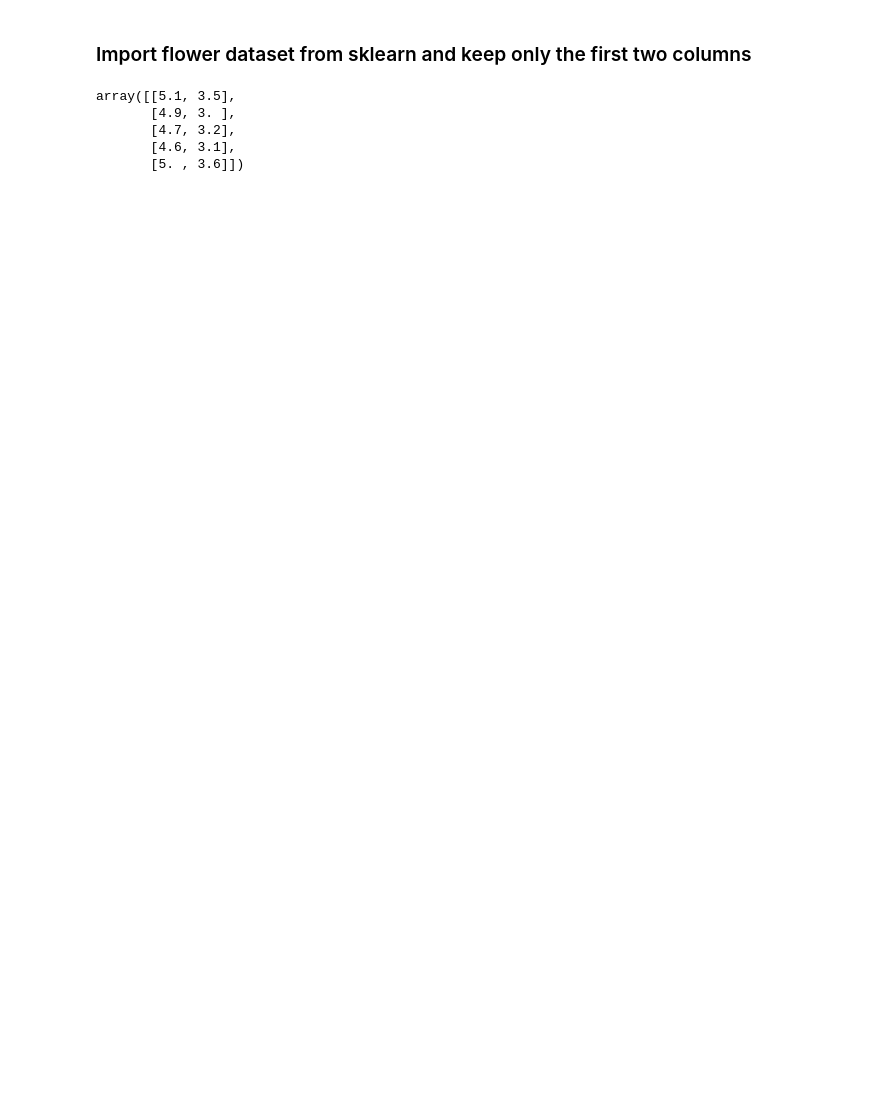
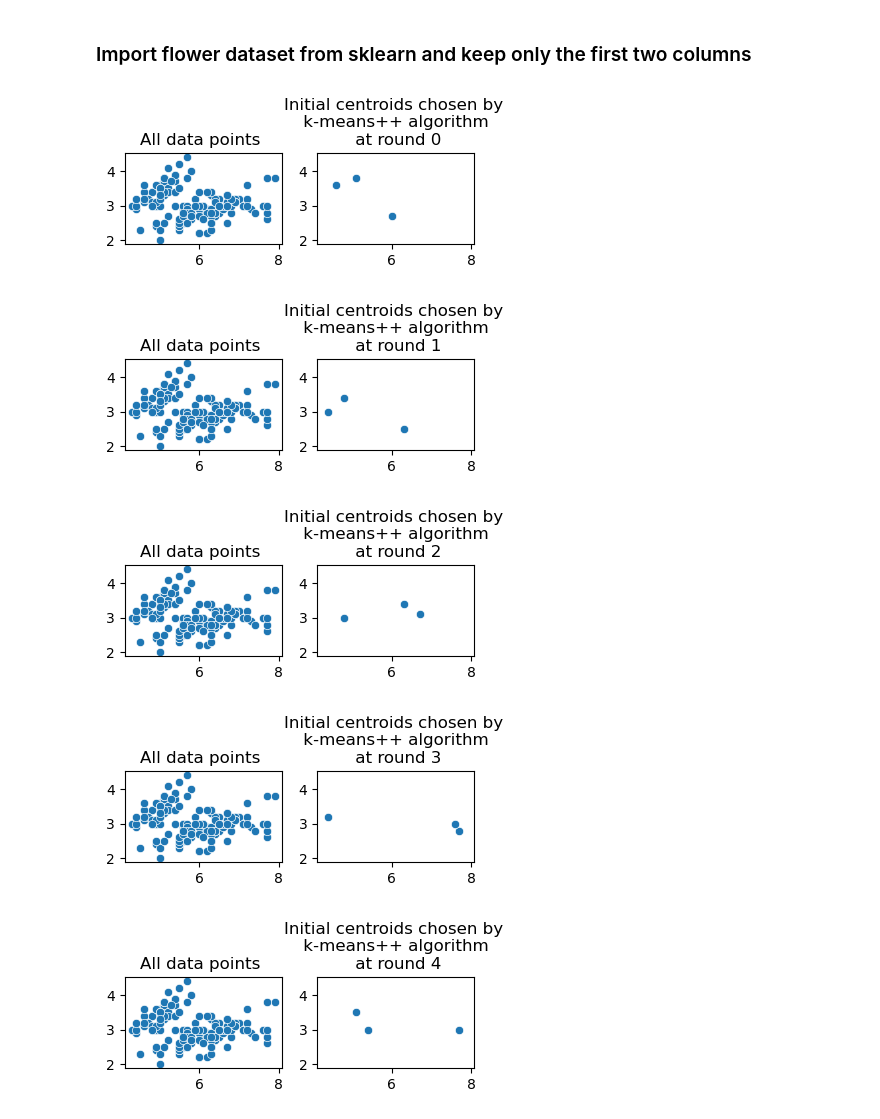
Before and after one commit to trigo613/FromScratch, a Jupyter notebook: KMeansClustering.ipynb, the cells around one changed output. Drawn from its saved outputs; the diff is of its cells as text; code cells hidden in the pictures; blank space fills up the shorter version.

```diff
--- a/KMeansClustering.ipynb
+++ b/KMeansClustering.ipynb
@@ -102,13 +144,5 @@ os.environ["OMP_NUM_THREADS"] = "1"
 from sklearn.datasets import load_iris
 X = load_iris()['data']
 X = X[:,:2]
-# %%
-X[:5]
-# %% [output]
-array([[5.1, 3.5],
-       [4.9, 3. ],
-       [4.7, 3.2],
-       [4.6, 3.1],
-       [5. , 3.6]])
 # %%
 k = 3
@@ -116,7 +150,13 @@ rounds = 40
 # %%
-KM = KMeansClustering(k)
+KM = KMeansClustering(k,centroids_algorithm='++',print_chosen_centroids = True)
 KM.fit(X,rounds)
 my_pred = KM.predict(X)
+# %% [output]
+[figure, added]
+[figure, added]
+[figure, added]
+[figure, added]
+[figure, added]
 # %%
 from sklearn.cluster import KMeans
 # %%
```
Also changed, not shown: parts of 6 cells of this notebook.
